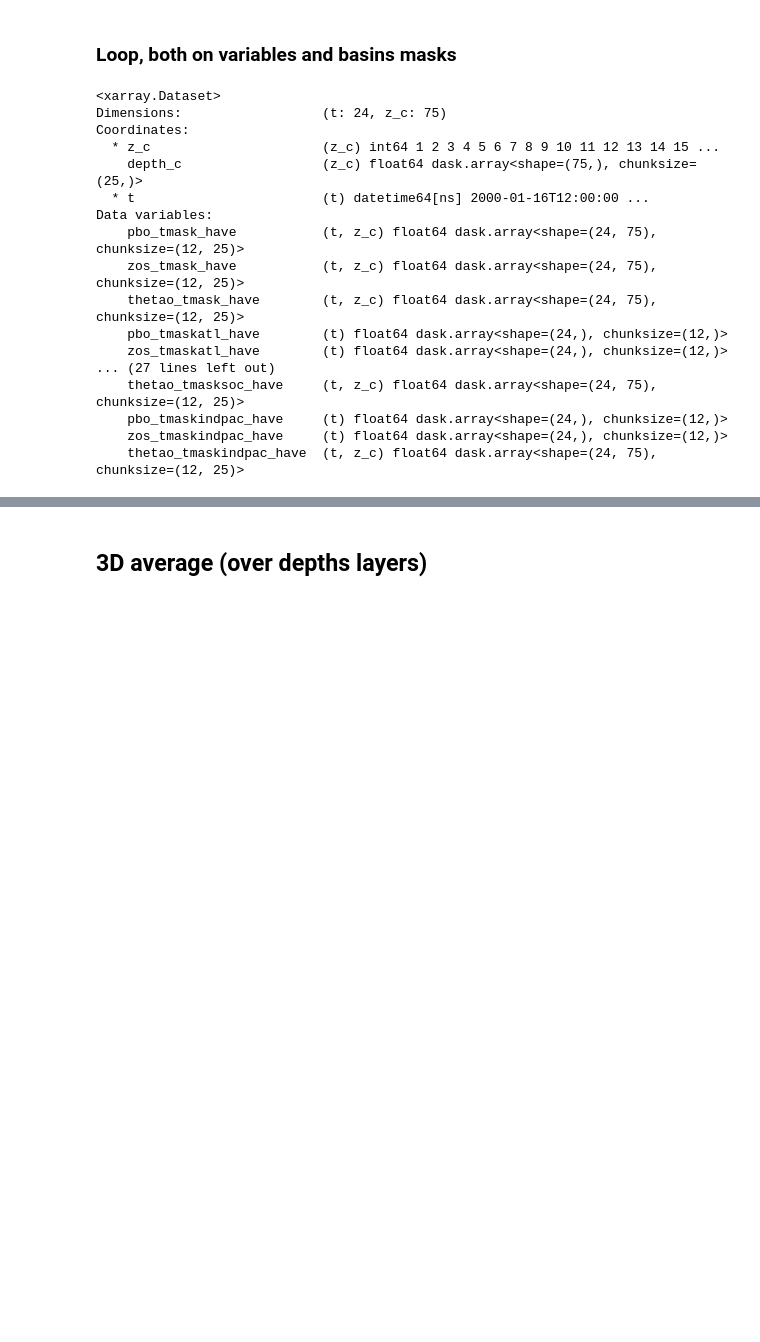
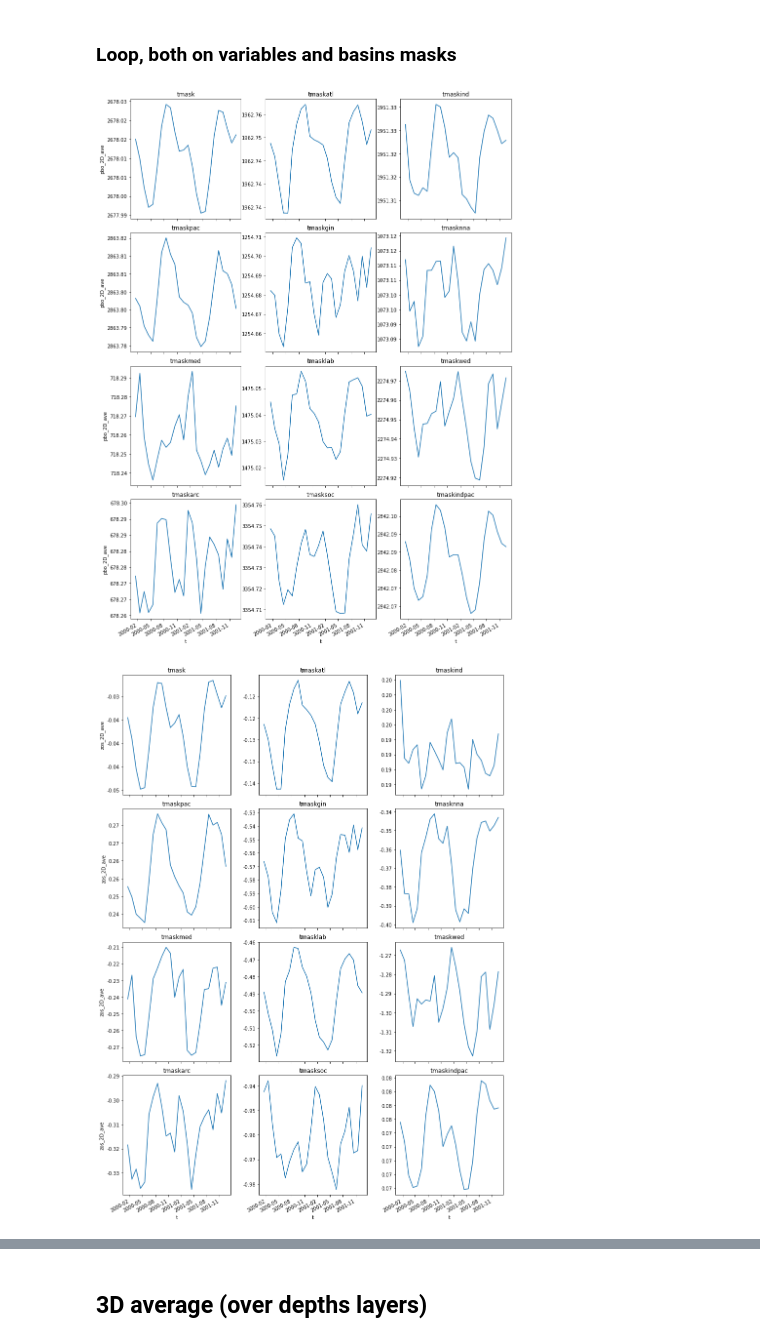
Before and after one commit to thomasarsouze/test_xorca, a Jupyter notebook: test_xorca.ipynb, the cells around one changed output, grey strips where cells are left out. Drawn from its saved outputs; the diff is of its cells as text; code cells hidden in the pictures; blank space fills up the shorter version.

```diff
--- a/test_xorca.ipynb
+++ b/test_xorca.ipynb
@@ -121,35 +110,34 @@ ave_yearly.plot(x='year',y='depth_c')
 # %% [markdown]
 ### Loop, both on variables and basins masks
 # %%
-list_vars = ['pbo','zos','thetao']
+list_vars = ['pbo','zos']
 masks = [key for key in ds_xorca.coords.keys() if key.startswith('tmask')]
 averages = []
 for mask in masks:
-    ds = ds_xorca.where(ds_xorca[mask],drop=True)
+    if mask != 'tmask':
+        ds = ds_xorca.where(ds_xorca[mask],drop=True)
+    else:
+        ds = ds_xorca
     for var in list_vars:
         ave = average_2D(ds,var)
         ave.name=var+'_'+mask+'_have'
         averages.append(ave)
-
-ds = xr.merge(averages)
-ds_yearly_rolling = ds.rolling(t=12, center=True).mean()
-# %%
-ds
-# %% [output]
-<xarray.Dataset>
-Dimensions:                  (t: 24, z_c: 75)
-Coordinates:
-  * z_c                      (z_c) int64 1 2 3 4 5 6 7 8 9 10 11 12 13 14 15 ...
-    depth_c                  (z_c) float64 dask.array<shape=(75,), chunksize=(25,)>
-  * t                        (t) datetime64[ns] 2000-01-16T12:00:00 ...
-Data variables:
-    pbo_tmask_have           (t, z_c) float64 dask.array<shape=(24, 75), chunksize=(12, 25)>
-    zos_tmask_have           (t, z_c) float64 dask.array<shape=(24, 75), chunksize=(12, 25)>
-    thetao_tmask_have        (t, z_c) float64 dask.array<shape=(24, 75), chunksize=(12, 25)>
-    pbo_tmaskatl_have        (t) float64 dask.array<shape=(24,), chunksize=(12,)>
-    zos_tmaskatl_have        (t) float64 dask.array<shape=(24,), chunksize=(12,)>
-... (27 lines left out)
-    thetao_tmasksoc_have     (t, z_c) float64 dask.array<shape=(24, 75), chunksize=(12, 25)>
-    pbo_tmaskindpac_have     (t) float64 dask.array<shape=(24,), chunksize=(12,)>
-    zos_tmaskindpac_have     (t) float64 dask.array<shape=(24,), chunksize=(12,)>
-    thetao_tmaskindpac_have  (t, z_c) float64 dask.array<shape=(24, 75), chunksize=(12, 25)>
+# %%
+ds=[]
+for (i,var) in enumerate(list_vars):
+    vars = [diag for diag in averages if diag.name.startswith(var)]
+    ds.append(xr.concat(vars,dim='basins').rename(var+"_2D_ave"))
+ds = xr.merge(ds)
+ds.coords['basins'] = masks
+ds_yearly_rolling = ds.rolling(t=12, center=True).mean()
+# %%
+for var in ds.data_vars:
+    ax=ds[var].plot(col='basins',col_wrap=3,sharey=False, figsize=[12,16])
+    for (i,g) in enumerate(ax.axes.flat):
+        g.set_title(ds.basins[i].values)
+        vals = g.get_yticks()
+        g.set_yticklabels(['{:04.2f}'.format(x) for x in vals])
+    plt.savefig(var+'.png')
+# %% [output]
+[figure, added]
+[figure, added]
```
Also changed, not shown: parts of 6 cells of this notebook, 2 other files.
